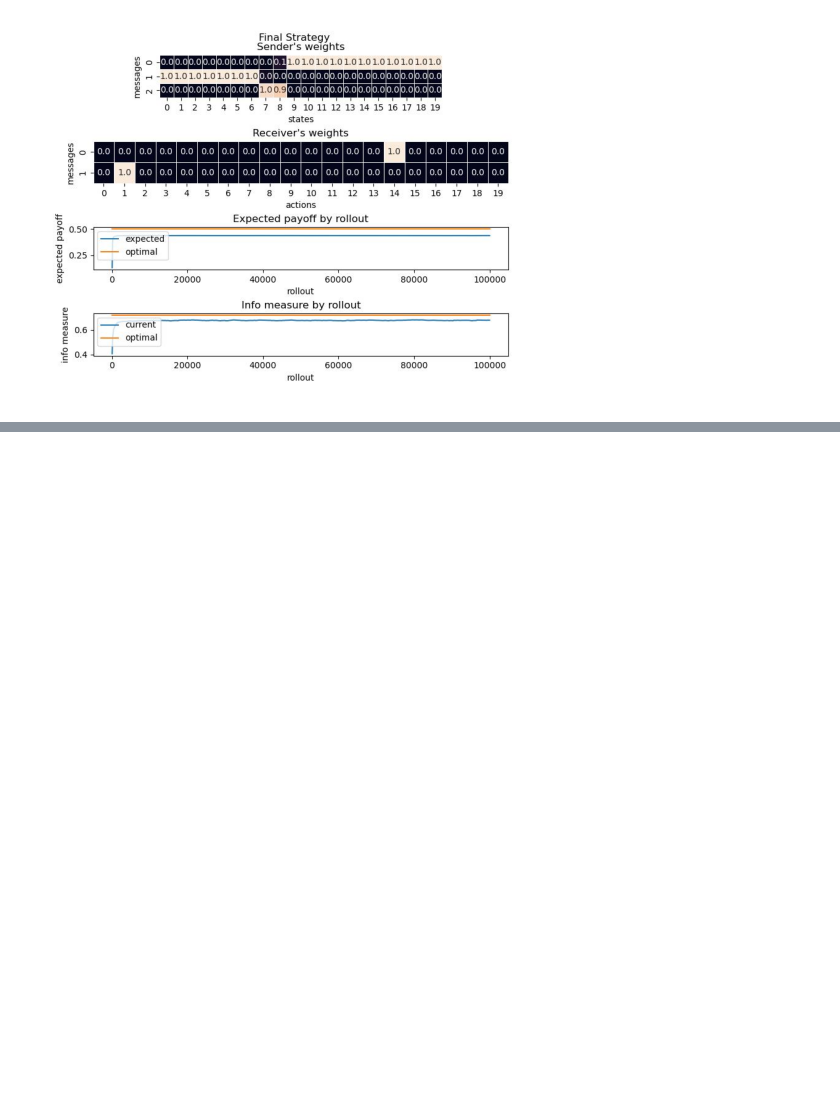
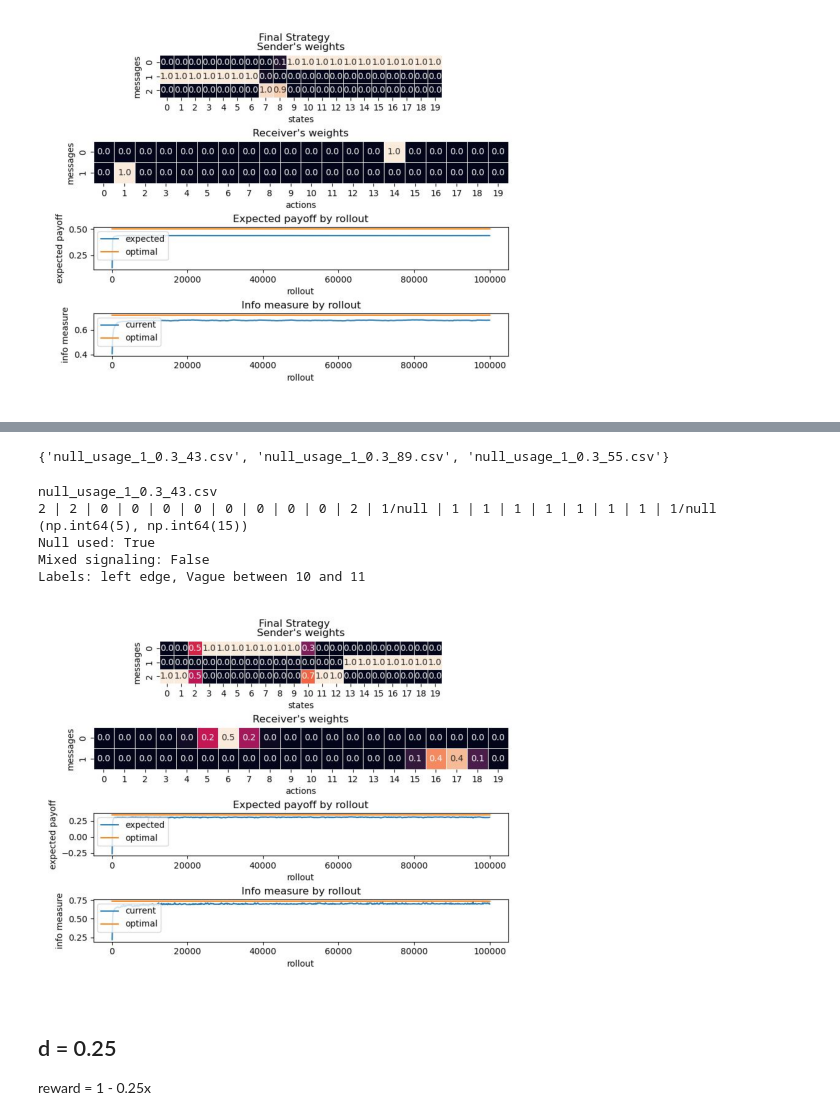
Before and after one commit to maxb00/Emergence-of-Vagueness, a Jupyter notebook: Basic Setup/analyze_null_usage.ipynb, the cells around one changed output, grey strips where cells are left out. Saved outputs shown, nothing was run; the diff lists cells and outputs as text; code cells hidden in the pictures; blank space fills up the shorter version.

Commit message:
Bulk run results w/ Stimgen

```diff
--- a/Basic Setup/analyze_null_usage.ipynb
+++ b/Basic Setup/analyze_null_usage.ipynb
@@ -38,6 +38,8 @@ def get_label(strat: list) -> list:
     lbls = []
     visited = set()
     seen = set()
+    if strat[0] == "2":
+        lbls.append("left edge")
     for i in range(1, len(strat)):
         # if we have "left edge" uncertainty, ignore
         if strat[i-1] == "2":
@@ -65,6 +67,7 @@ def get_label(strat: list) -> list:
 
             if j == len(strat):
                 # if we fall off the end, this is "right edge" uncertainty and we're done.
+                lbls.append("right edge")
                 break
             else:
                 lbls.append(f"Vague between {i} and {j}")
@@ -112,7 +115,8 @@ def get_stats_by_folder(folder: str):
         "multiple_vague_regions": set(),
         "reciever_agreement": set(),
         "non_contiguity": set(),
-        "no_signaling": set()
+        "no_signaling": set(),
+        "edges": set()
     }
     for fi in files:
         sig_weights, reci_weights = load_weights(folder + fi)
@@ -130,6 +134,8 @@ def get_stats_by_folder(folder: str):
                 vg_count += 1
             elif label.startswith("Non-contiguous"):
                 stats["non_contiguity"].add(fi)
+            elif label.startswith("left") or label.startswith("right"):
+                stats["edges"].add(fi)
 
         if vg_count > 1:
             stats["vagueness"].add(fi)
@@ -248,0 +263,3 @@ Labels: Vague between 7 and 9
+# %%
+directory = "./simulations/20_2_20/reciever_stimgen/30/"
+stats_ba = get_stats_by_folder(directory)
@@ -248,0 +282,21 @@ Labels: Vague between 7 and 9
+# %%
+print(repr(stats_ba["vagueness"]))
+# %% [output]
+{'null_usage_1_0.3_43.csv', 'null_usage_1_0.3_89.csv', 'null_usage_1_0.3_55.csv'}
+# %%
+target_game = list(stats_ba['vagueness'])[0]
+print(target_game)
+game_report(directory + target_game)
+# I had to hardcode this, no brain cycles left
+display_game(directory + "(1, 0.3)_null_100000_89.jpg")
+# %% [output]
+null_usage_1_0.3_43.csv
+2 | 2 | 0 | 0 | 0 | 0 | 0 | 0 | 0 | 0 | 2 | 1/null | 1 | 1 | 1 | 1 | 1 | 1 | 1 | 1/null
+(np.int64(5), np.int64(15))
+Null used: True
+Mixed signaling: False
+Labels: left edge, Vague between 10 and 11
+[figure, added]
+# %% [markdown]
+## d = 0.25
+reward = 1 - 0.25x
```
Also changed, not shown: parts of 15 cells of this notebook.
